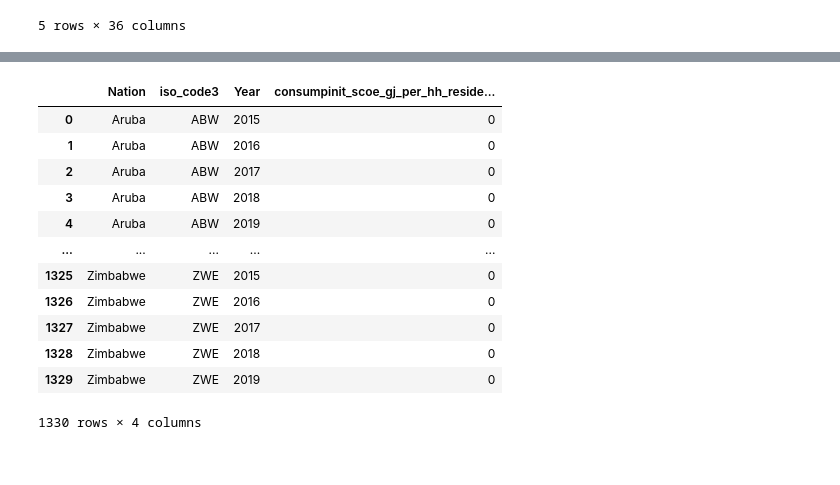
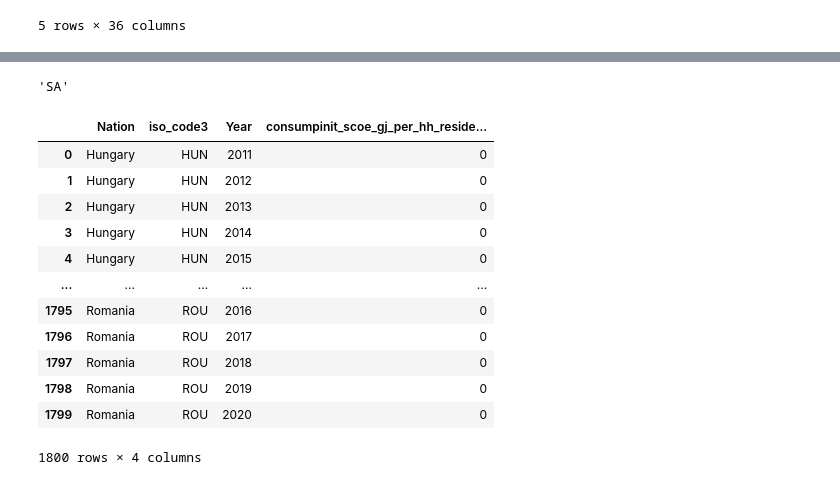
Before and after one commit to milocortes/sisepuede_data, a Jupyter notebook: Energy/consumpinit_scoe_gj_per_hh_residential_elec_appliances/src/Process.ipynb, the cells around one changed output, grey strips where cells are left out. Saved outputs shown, nothing was run; the diff lists cells and outputs as text; code cells hidden in the pictures.

```diff
--- a/Energy/consumpinit_scoe_gj_per_hh_residential_elec_appliances/src/Process.ipynb
+++ b/Energy/consumpinit_scoe_gj_per_hh_residential_elec_appliances/src/Process.ipynb
@@ -20,4 +20,7 @@ import numpy as np
 
 df_countries=pd.read_csv("../row_data/Countries_ISO3.csv")
 df_countries
+df_country_continent = pd.read_csv("../row_data/iso3_countries.csv")
+df_country_continent.dropna(how='any')
+df_country_continent
 # %% [output]
@@ -93,6 +210,6 @@ df_nhh.head()
 # %%
 # create a list of names to keep
-keep_country = df_nhh['Nation'].values
+keep_country = df_hh_hist['Nation'].values
 
 # create a boolean mask
 mask = df_reselec['Country'].isin(keep_country)
@@ -137,8 +255,24 @@ mean_WEBH
 # %%
-years=[c for c in list(df_nhh.columns) if type(c)==int]
-years
-mean_nhh={}
-for y in years:
-    mean_nhh[y]=np.mean(df_nhh[y])
-mean_nhh
+concinents = ['AF', 'AN', 'AS', 'EU', 'OC', 'SA']
+coun_year=[]
+for cont in concinents:
+    for year in range(min(years_hist),max(years_hist)):
+        coun_year.append([cont,year,0])
+
+df_meanWEBH = pd.DataFrame(coun_year, columns=['Continent', 'Year','meanWEBH'])
+for year in range(min(years_hist),max(years_hist)):
+    for cont in concinents:
+        mean=[]
+
+        set1 = set(df_country_continent.loc[df_country_continent['Continent']== cont]['Name'].values)
+        set2 = set(df_reselec['Country'].values)
+
+        common_countries = set1.intersection(set2)
+
+        for count in common_countries:
+            mean.append(df_reselec.loc[(df_reselec['Country']==count)][year].values[0])
+        #print(cont,year)
+        df_meanWEBH.loc[(df_meanWEBH['Year']==year) & (df_meanWEBH['Year']==year),'meanWEBH']=np.mean(mean)
+
+df_meanWEBH
 # %% [output]
@@ -150,29 +296,31 @@ mean_nhh
+# %%
+cont
+# %% [output]
+'SA'
 # %%
 #### HISTORICAL ######
 
-countries=df_countries['Country Name'].values
-ISO3=np.unique(df_countries['ISO3'].values)
-
 coun_year=[]
-for count in zip(countries,ISO3):
-    for year in years:
-        coun_year.append([count[0],count[1],year,0])
+for count in countries:
+    iso3 = df_countries.loc[df_countries['Country Name']==count]['ISO3'].values[0]
+    for year in years_hist:
+        coun_year.append([count,iso3,year,0])
 df_historical_out = pd.DataFrame(coun_year, columns=['Nation','iso_code3', 'Year',var_name])
 df_historical_out
 # %% [output]
 |  | Nation | iso_code3 | Year | consumpinit_scoe_gj_per_hh_reside... |
-| 0 | Aruba | ABW | 2015 | 0 |
-| 1 | Aruba | ABW | 2016 | 0 |
-| 2 | Aruba | ABW | 2017 | 0 |
-| 3 | Aruba | ABW | 2018 | 0 |
-| 4 | Aruba | ABW | 2019 | 0 |
+| 0 | Hungary | HUN | 2011 | 0 |
+| 1 | Hungary | HUN | 2012 | 0 |
+| 2 | Hungary | HUN | 2013 | 0 |
+| 3 | Hungary | HUN | 2014 | 0 |
+| 4 | Hungary | HUN | 2015 | 0 |
 | ... | ... | ... | ... | ... |
-| 1325 | Zimbabwe | ZWE | 2015 | 0 |
-| 1326 | Zimbabwe | ZWE | 2016 | 0 |
-| 1327 | Zimbabwe | ZWE | 2017 | 0 |
-| 1328 | Zimbabwe | ZWE | 2018 | 0 |
-| 1329 | Zimbabwe | ZWE | 2019 | 0 |
+| 1795 | Romania | ROU | 2016 | 0 |
+| 1796 | Romania | ROU | 2017 | 0 |
+| 1797 | Romania | ROU | 2018 | 0 |
+| 1798 | Romania | ROU | 2019 | 0 |
+| 1799 | Romania | ROU | 2020 | 0 |
-1330 rows × 4 columns
+1800 rows × 4 columns
 # %%
 for c,y in zip(df_historical_out['Nation'].values,df_historical_out['Year'].values):
     if c in df_reselec['Country'].values:
```
Also changed, not shown: parts of 14 cells of this notebook, 9 other files.
